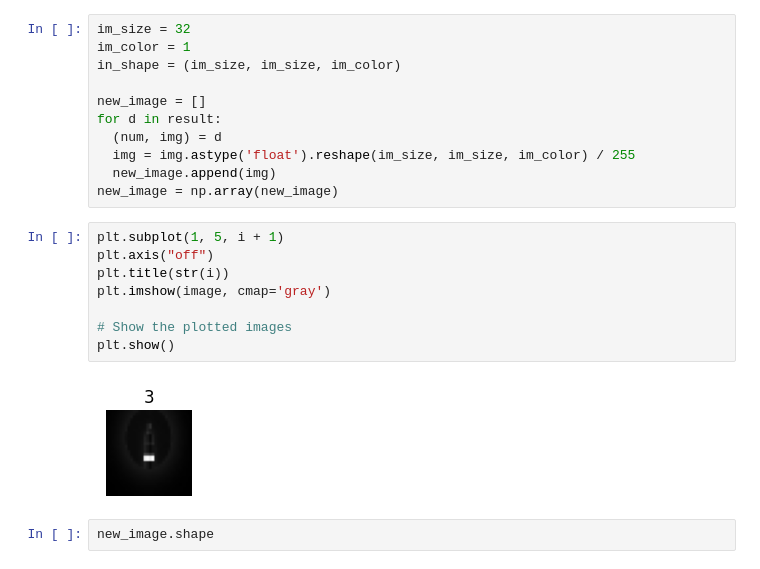
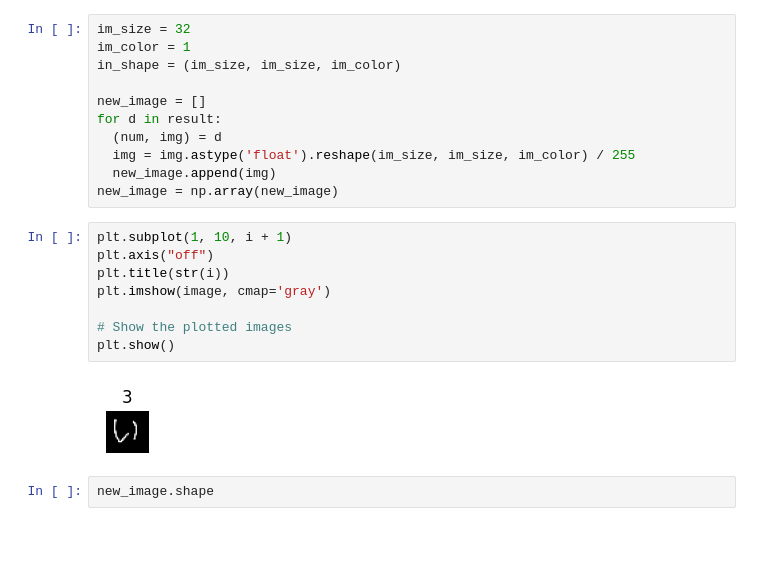
Before and after one commit to beatlesatani/OCR_project, a Jupyter notebook: Japanese_handwritten_text_detection_horizontal_vertical.ipynb, the cells around one changed output. Saved outputs shown, nothing was run; the diff lists cells and outputs as text; blank space fills up the shorter version.

```diff
--- a/Japanese_handwritten_text_detection_horizontal_vertical.ipynb
+++ b/Japanese_handwritten_text_detection_horizontal_vertical.ipynb
@@ -268,15 +240,15 @@ for d in result:
   new_image.append(img)
 new_image = np.array(new_image)
 # %%
-plt.subplot(1, 5, i + 1)
+plt.subplot(1, 10, i + 1)
 plt.axis("off")
 plt.title(str(i))
 plt.imshow(image, cmap='gray')
 
 # Show the plotted images
 plt.show()
 # %% [output]
-[figure, old version]
+[figure, new version]
 # %%
 new_image.shape
 # %% [output]
```
Also changed, not shown: parts of 7 cells of this notebook.
